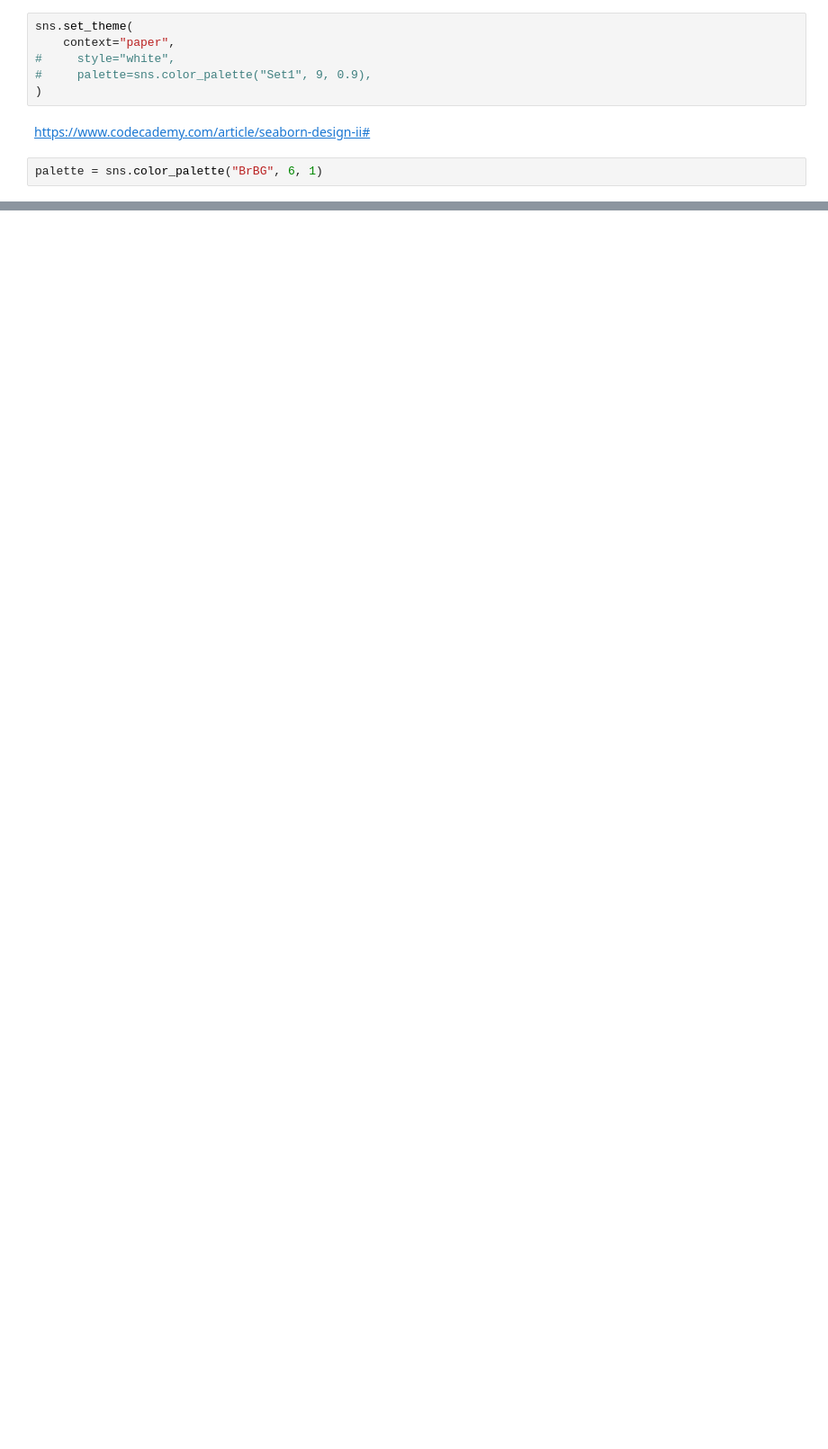
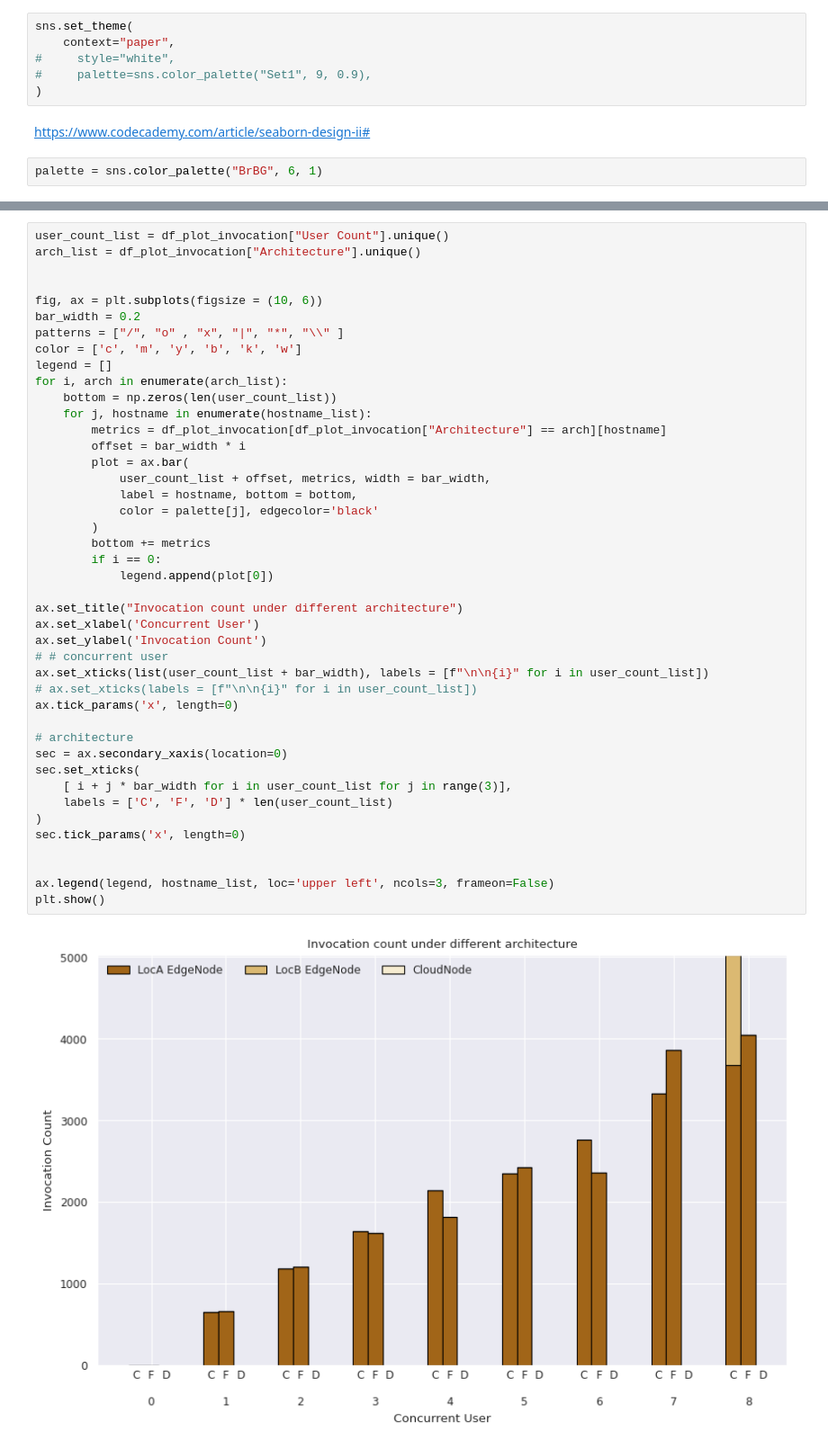
Before and after one commit to nightmare224/edge-cloud-continuum-openfaas, a Jupyter notebook: experiment/analysis/resource_metrics.ipynb, the cells around one changed output, grey strips where cells are left out. Shown: that part at 90% size. Cells and saved outputs as stored; diff of their text form; blank space fills up the shorter version.

```diff
--- a/experiment/analysis/resource_metrics.ipynb
+++ b/experiment/analysis/resource_metrics.ipynb
@@ -158,0 +226,45 @@ plt.show()
+# %%
+user_count_list = df_plot_invocation["User Count"].unique()
+arch_list = df_plot_invocation["Architecture"].unique()
+
+
+fig, ax = plt.subplots(figsize = (10, 6))
+bar_width = 0.2
+patterns = ["/", "o" , "x", "|", "*", "\\" ]
+color = ['c', 'm', 'y', 'b', 'k', 'w']
+legend = []
+for i, arch in enumerate(arch_list):
+    bottom = np.zeros(len(user_count_list))
+    for j, hostname in enumerate(hostname_list):
+        metrics = df_plot_invocation[df_plot_invocation["Architecture"] == arch][hostname]
+        offset = bar_width * i
+        plot = ax.bar(
+            user_count_list + offset, metrics, width = bar_width,
+            label = hostname, bottom = bottom,
+            color = palette[j], edgecolor='black'
+        )
+        bottom += metrics
+        if i == 0:
+            legend.append(plot[0])
+
+ax.set_title("Invocation count under different architecture")
+ax.set_xlabel('Concurrent User')
+ax.set_ylabel('Invocation Count')
+# # concurrent user
+ax.set_xticks(list(user_count_list + bar_width), labels = [f"\n\n{i}" for i in user_count_list])
+# ax.set_xticks(labels = [f"\n\n{i}" for i in user_count_list])
+ax.tick_params('x', length=0)
+
+# architecture
+sec = ax.secondary_xaxis(location=0)
+sec.set_xticks(
+    [ i + j * bar_width for i in user_count_list for j in range(3)],
+    labels = ['C', 'F', 'D'] * len(user_count_list)
+)
+sec.tick_params('x', length=0)
+
+
+ax.legend(legend, hostname_list, loc='upper left', ncols=3, frameon=False)
+plt.show()
+# %% [output]
+[figure, added]
```
Also changed, not shown: parts of 14 cells of this notebook, 4 other files.
